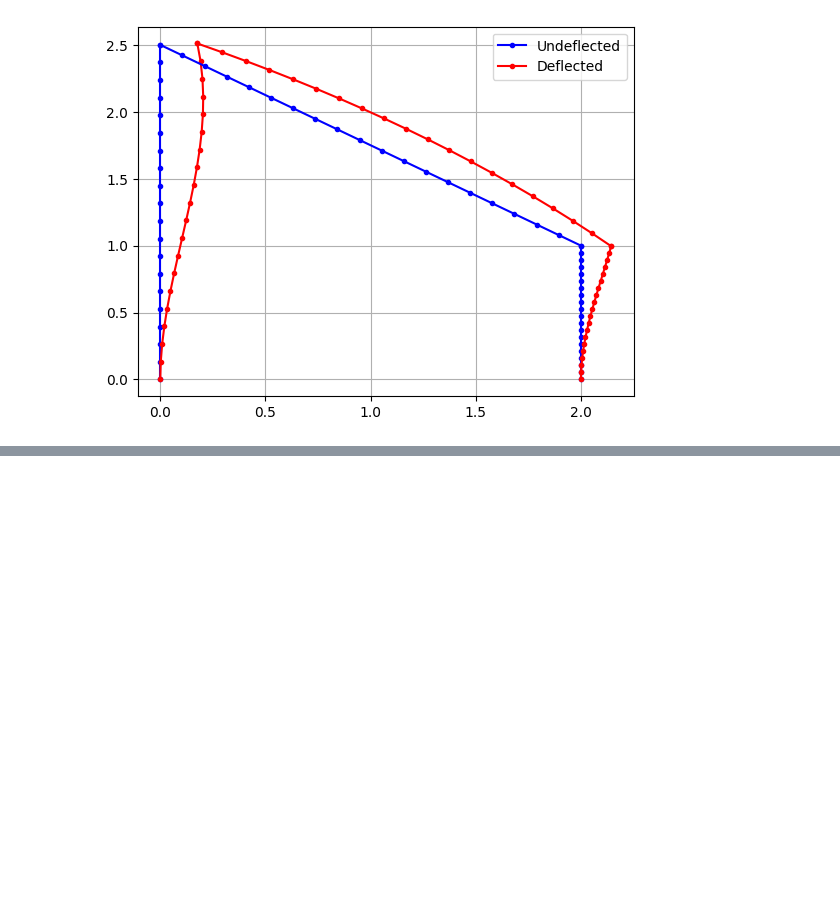
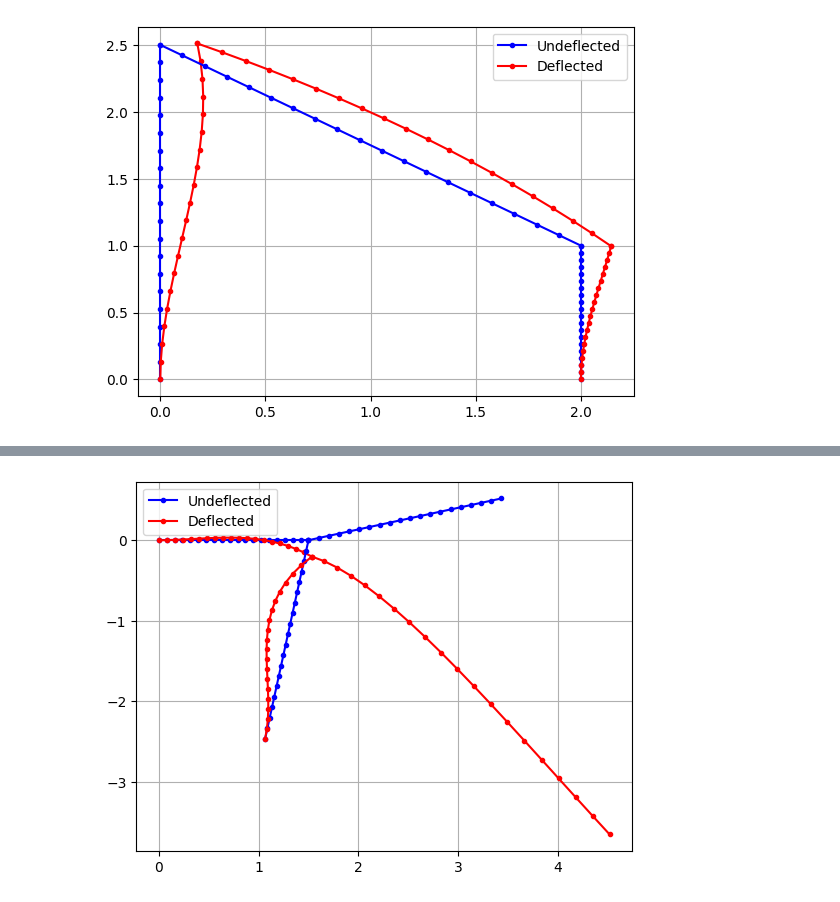
Before and after one commit to danielmcnz/FEA-Tools, a Jupyter notebook: practise_questions.ipynb, the cells around one changed output, grey strips where cells are left out. Drawn from its saved outputs; the diff is of its cells as text; code cells hidden in the pictures; blank space fills up the shorter version.

```diff
--- a/practise_questions.ipynb
+++ b/practise_questions.ipynb
@@ -500,0 +583,79 @@ structure.plot_structure(nodes, 50, 20)
+# %%
+from FEA.FEA import *
+
+A1 = np.array([
+    [0, 0, 0, 1, 0, 0],
+    [0, 0, 0, 0, 1, 0],
+    [0, 0, 0, 0, 0, 1],
+    [0, 0, 0, 0, 0, 0],
+    [0, 0, 0, 0, 0, 0],
+    [0, 0, 0, 0, 0, 0],
+])
+
+A2 = np.array([
+    [1, 0, 0, 0, 0, 0],
+    [0, 1, 0, 0, 0, 0],
+    [0, 0, 1, 0, 0, 0],
+    [0, 0, 0, 1, 0, 0],
+    [0, 0, 0, 0, 1, 0],
+    [0, 0, 0, 0, 0, 1],
+])
+
+A3 = np.array([
+    [1, 0, 0, 0, 0, 0],
+    [0, 1, 0, 0, 0, 0],
+    [0, 0, 1, 0, 0, 0],
+    [0, 0, 0, 0, 0, 0],
+    [0, 0, 0, 0, 0, 0],
+    [0, 0, 0, 0, 0, 0],
+])
+
+E = 200e9
+I = 4.5e-6
+A = 3e-4
+L1 = 1.5
+L2 = 2
+L3 = 2.5
+angle1 = 0
+angle2 = 15
+angle3 = -100
+
+elements = [
+    Element(A1, E, I, L1, A, angle1, UDL=-1e3*5),
+    Element(A2, E, I, L2, A, angle2, UDL=-1e3*5),
+    Element(A3, E, I, L3, A, angle3)
+]
+
+Q = np.zeros((6,1))
+
+structure = Structure(elements, Q)
+
+structure.solve()
+
+# print(structure.elements[0].global_stiffness)
+# print(structure.elements[1].global_stiffness)
+# print(structure.elements[2].global_stiffness)
+
+# print(structure.elements[0].UDL_f_shear)
+# print(structure.elements[1].UDL_f_shear)
+# print(structure.elements[1].UDL_f_axial)
+# print(structure.external_force_vector)
+# print(structure.q)
+
+# print(structure.elements[0].global_force[:3] - structure.elements[0].UDL_F_shear[:3])
+# print(structure.elements[2].global_force[3:])
+
+# print(structure.elements[2].element_deflections)
+# print(structure.elements[2].strain)
+
+displacement = structure.elements[2].calculate_deflections(structure.elements[2].L/2)
+print(displacement)
+
+nodes = np.array([
+    [[0, 0], [1.5, 0]],
+    [[1.5, 0], [1.5 + 1.932, 0.518]],
+    [[1.5, 0], [1.5 - 0.434, -2.462]],
+])
+
+structure.plot_structure(nodes, 250, 20)
+# %% [output]
@@ -500,0 +664 @@ structure.plot_structure(nodes, 50, 20)
+[figure, added]
```
Also changed, not shown: parts of 7 cells of this notebook, 1 other file.
